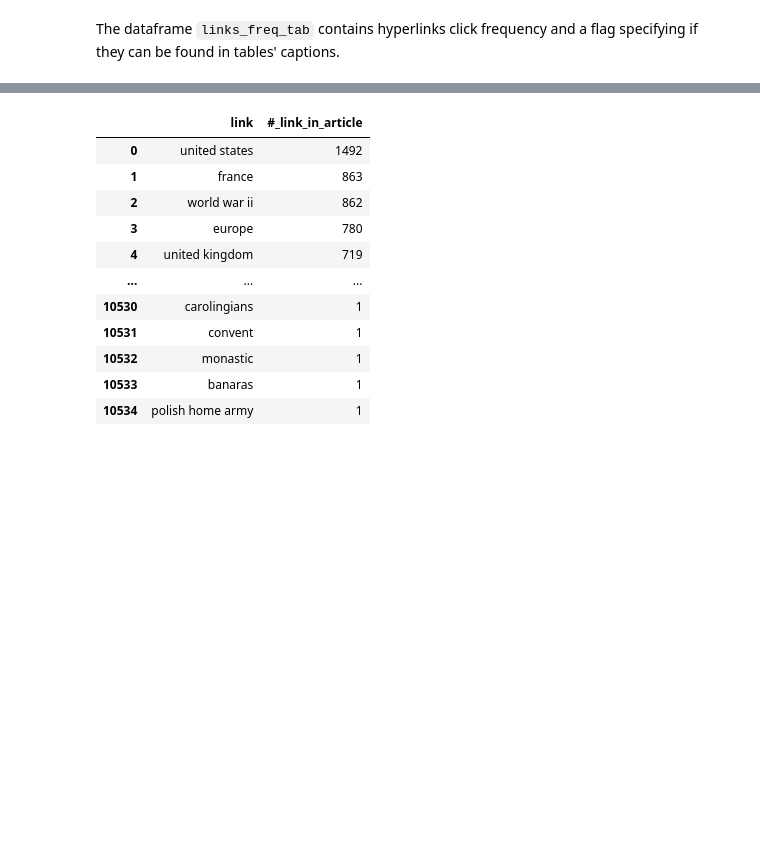
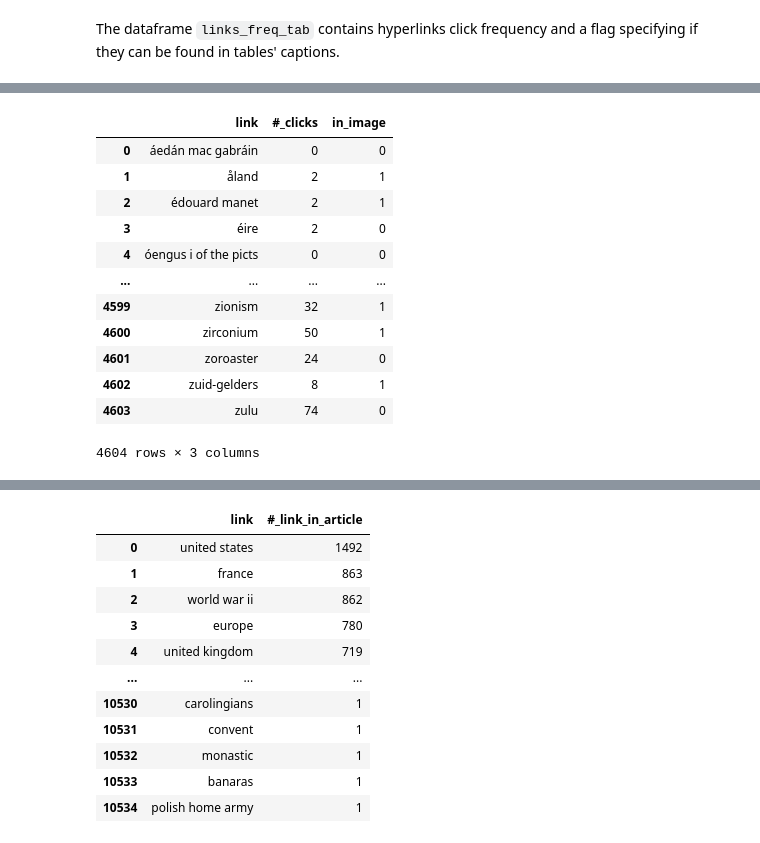
Before and after one commit to epfl-ada/ada-2022-project-theadalyzers, a Jupyter notebook: P2.ipynb, the cells around one changed output, grey strips where cells are left out. Cells and saved outputs as stored; diff of their text form; code cells hidden in the pictures; blank space fills up the shorter version.

```diff
--- a/P2.ipynb
+++ b/P2.ipynb
@@ -780,3 +814,26 @@ links_freq_tab_u['in_tab']=[1 if link in list(links_in_tables_df['link']) else 0
+# %%
+clicks_u=pd.Series(links_freq_concatenated_u['#_clicks'].sum(axis=1))
+img_or_tab_u=pd.Series([links_freq_concatenated_u['in_image'][i] or links_freq_concatenated_u['in_tab'][i] \
+                      for i,row in enumerate(links_freq_concatenated_u['in_image'])])
+links_u=links_freq_img_f['link']
+# %%
+links_freq_img_and_tab_f=pd.DataFrame({'link': links_f, '#_clicks': clicks_f, 'in_image': img_or_tab_f})
+links_freq_img_and_tab_u=pd.DataFrame({'link': links_u, '#_clicks': clicks_u, 'in_image': img_or_tab_u})
+links_freq_img_and_tab_f
+# %% [output]
+|  | link | #_clicks | in_image |
+| 0 | áedán mac gabráin | 0 | 0 |
+| 1 | åland | 2 | 1 |
+| 2 | édouard manet | 2 | 1 |
+| 3 | éire | 2 | 0 |
+| 4 | óengus i of the picts | 0 | 0 |
+| ... | ... | ... | ... |
+| 4599 | zionism | 32 | 1 |
+| 4600 | zirconium | 50 | 1 |
+| 4601 | zoroaster | 24 | 0 |
+| 4602 | zuid-gelders | 8 | 1 |
+| 4603 | zulu | 74 | 0 |
+4604 rows × 3 columns
 # %%
 # find normalized values of clicks (#_clicks) on the basis of the relative number of times a hyperlink shows up in an
 # image caption to occurrence in the article text
```
Also changed, not shown: parts of 44 cells of this notebook, 13 other files.
